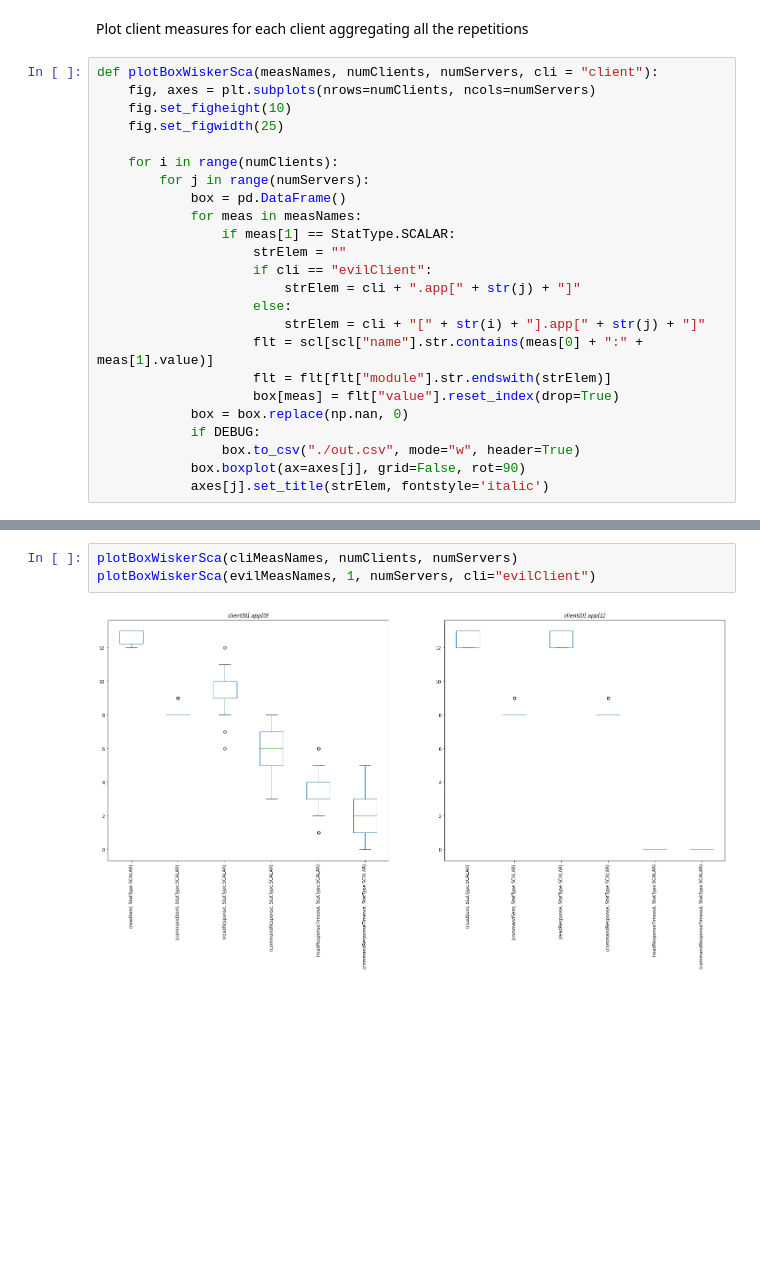
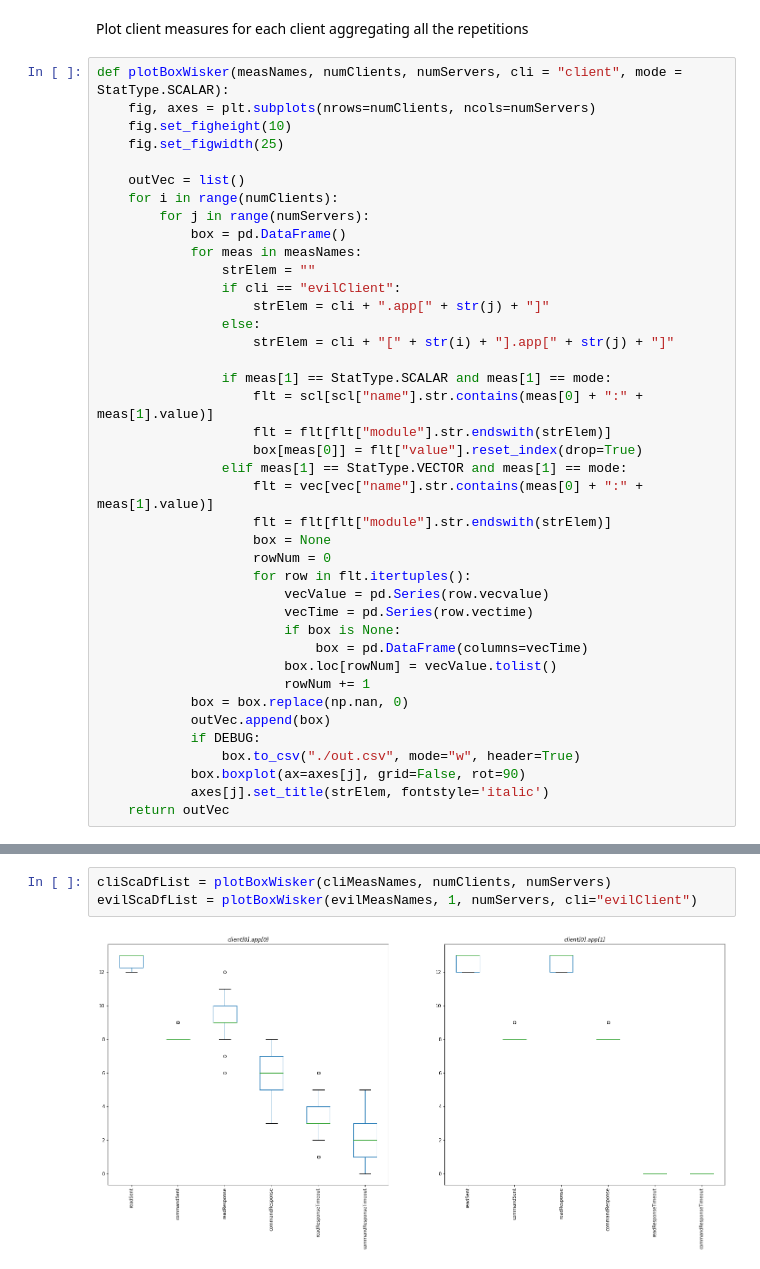
Before and after one commit to Dosclic98/MQTT_MMS_Medium, a Jupyter notebook: simulations/analysis/analyzer.ipynb, the cells around one changed output, grey strips where cells are left out. Saved outputs shown, nothing was run; the diff lists cells and outputs as text; blank space fills up the shorter version.

Commit message:
Completed box plot analysis implementation

```diff
--- a/simulations/analysis/analyzer.ipynb
+++ b/simulations/analysis/analyzer.ipynb
@@ -63,26 +63,42 @@ name =~ "*measureReceivedAmount:vector" OR name =~ "*readSent:count" OR name =~
 # %% [markdown]
 Plot client measures for each client aggregating all the repetitions
 # %%
-def plotBoxWiskerSca(measNames, numClients, numServers, cli = "client"):
+def plotBoxWisker(measNames, numClients, numServers, cli = "client", mode = StatType.SCALAR):
     fig, axes = plt.subplots(nrows=numClients, ncols=numServers)
     fig.set_figheight(10)
     fig.set_figwidth(25)
 
+    outVec = list()
     for i in range(numClients):
         for j in range(numServers):
             box = pd.DataFrame()
             for meas in measNames:
-                if meas[1] == StatType.SCALAR:
-                    strElem = ""
-                    if cli == "evilClient":
-                        strElem = cli + ".app[" + str(j) + "]"
-                    else:
-                        strElem = cli + "[" + str(i) + "].app[" + str(j) + "]"
+                strElem = ""
+                if cli == "evilClient":
+                    strElem = cli + ".app[" + str(j) + "]"
+                else:
+                    strElem = cli + "[" + str(i) + "].app[" + str(j) + "]"
+
+                if meas[1] == StatType.SCALAR and meas[1] == mode:
                     flt = scl[scl["name"].str.contains(meas[0] + ":" + meas[1].value)]
                     flt = flt[flt["module"].str.endswith(strElem)]
-                    box[meas] = flt["value"].reset_index(drop=True)
+                    box[meas[0]] = flt["value"].reset_index(drop=True)
+                elif meas[1] == StatType.VECTOR and meas[1] == mode:
+                    flt = vec[vec["name"].str.contains(meas[0] + ":" + meas[1].value)]
+                    flt = flt[flt["module"].str.endswith(strElem)]
+                    box = None
+                    rowNum = 0
+                    for row in flt.itertuples():
+                        vecValue = pd.Series(row.vecvalue)
+                        vecTime = pd.Series(row.vectime)
+                        if box is None:
+                            box = pd.DataFrame(columns=vecTime)
+                        box.loc[rowNum] = vecValue.tolist()
+                        rowNum += 1
             box = box.replace(np.nan, 0)
+            outVec.append(box)
             if DEBUG:
                 box.to_csv("./out.csv", mode="w", header=True)
             box.boxplot(ax=axes[j], grid=False, rot=90)
             axes[j].set_title(strElem, fontstyle='italic')
+    return outVec
@@ -122,5 +105,5 @@ def plotBoxWiskerVec(measNames, numClients, numServers, cli = "client"):
 # %%
-plotBoxWiskerSca(cliMeasNames, numClients, numServers)
-plotBoxWiskerSca(evilMeasNames, 1, numServers, cli="evilClient")
+cliScaDfList = plotBoxWisker(cliMeasNames, numClients, numServers)
+evilScaDfList = plotBoxWisker(evilMeasNames, 1, numServers, cli="evilClient")
 # %% [output]
-[figure, old version]
+[figure, new version]
```
Also changed, not shown: parts of 3 cells of this notebook, 2 other files.
